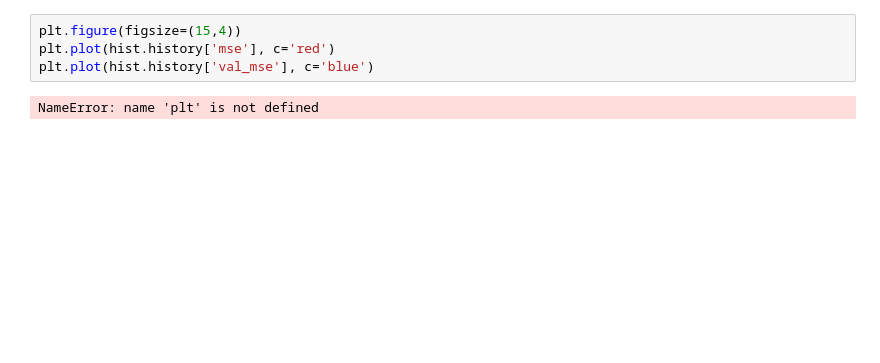
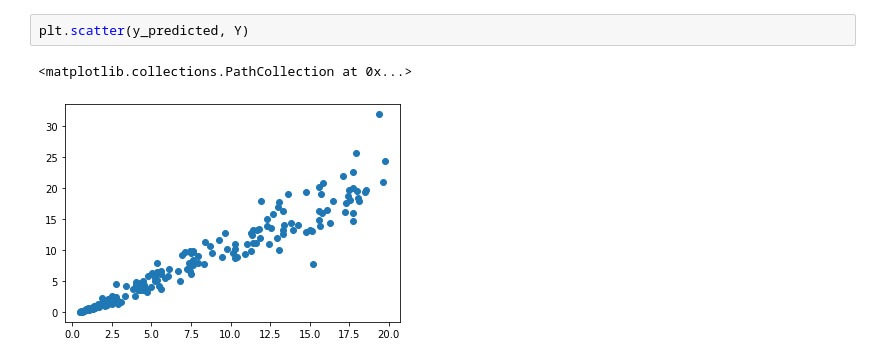
Before and after one commit to zomorodiyan/TreeVolumePrediction, a Jupyter notebook: tree_volume.ipynb, the cells around one changed output. Cells and saved outputs as stored; diff of their text form; blank space fills up the shorter version.

```diff
--- a/tree_volume.ipynb
+++ b/tree_volume.ipynb
@@ -178,6 +195,5 @@ ModuleNotFoundError: No module named 'matplotlib'
-# %%
-plt.figure(figsize=(15,4))
-plt.plot(hist.history['mse'], c='red')
-plt.plot(hist.history['val_mse'], c='blue')
-# %% [output]
-NameError: name 'plt' is not defined
+# %%
+plt.scatter(y_predicted, Y)
+# %% [output]
+<matplotlib.collections.PathCollection at 0x...>
+[figure, added]
```
Also changed, not shown: parts of 14 cells of this notebook.
